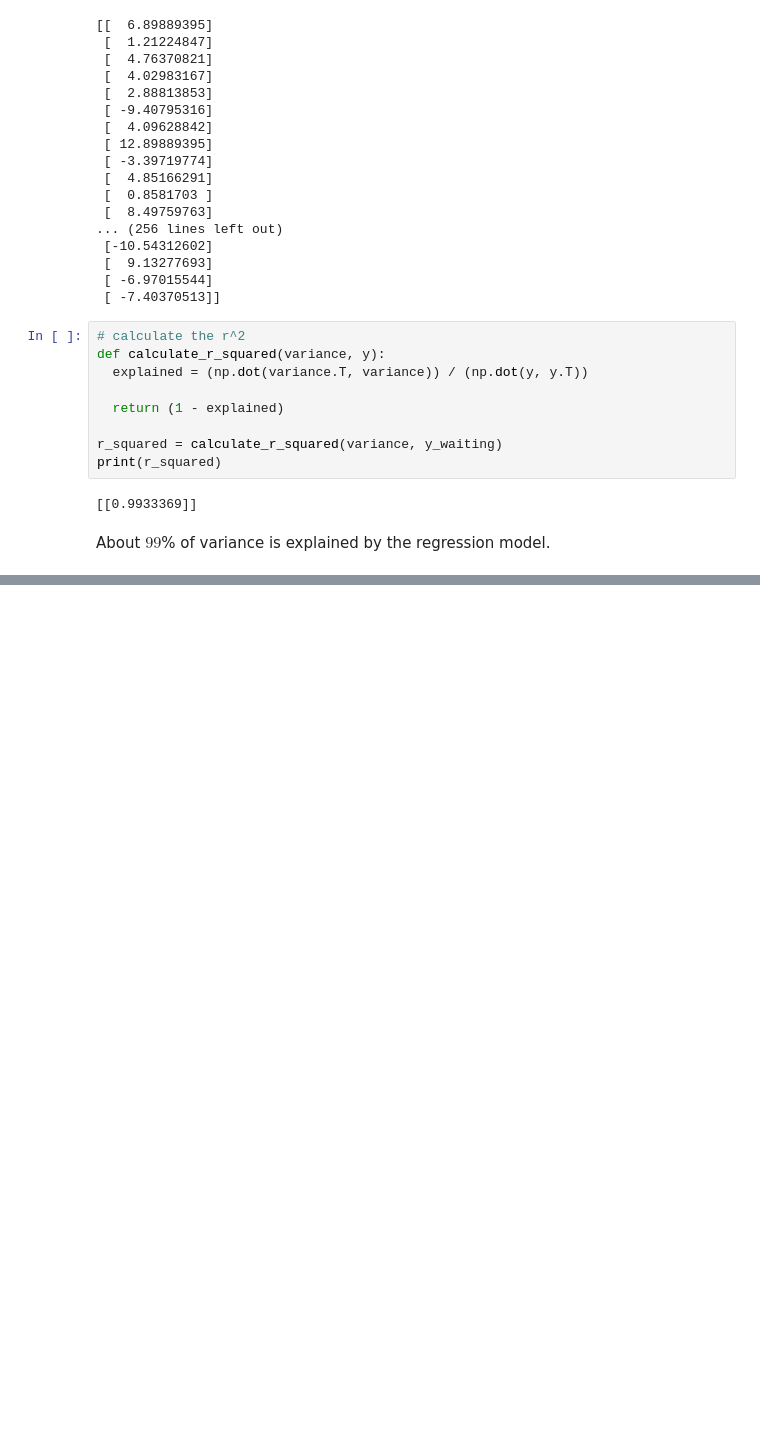
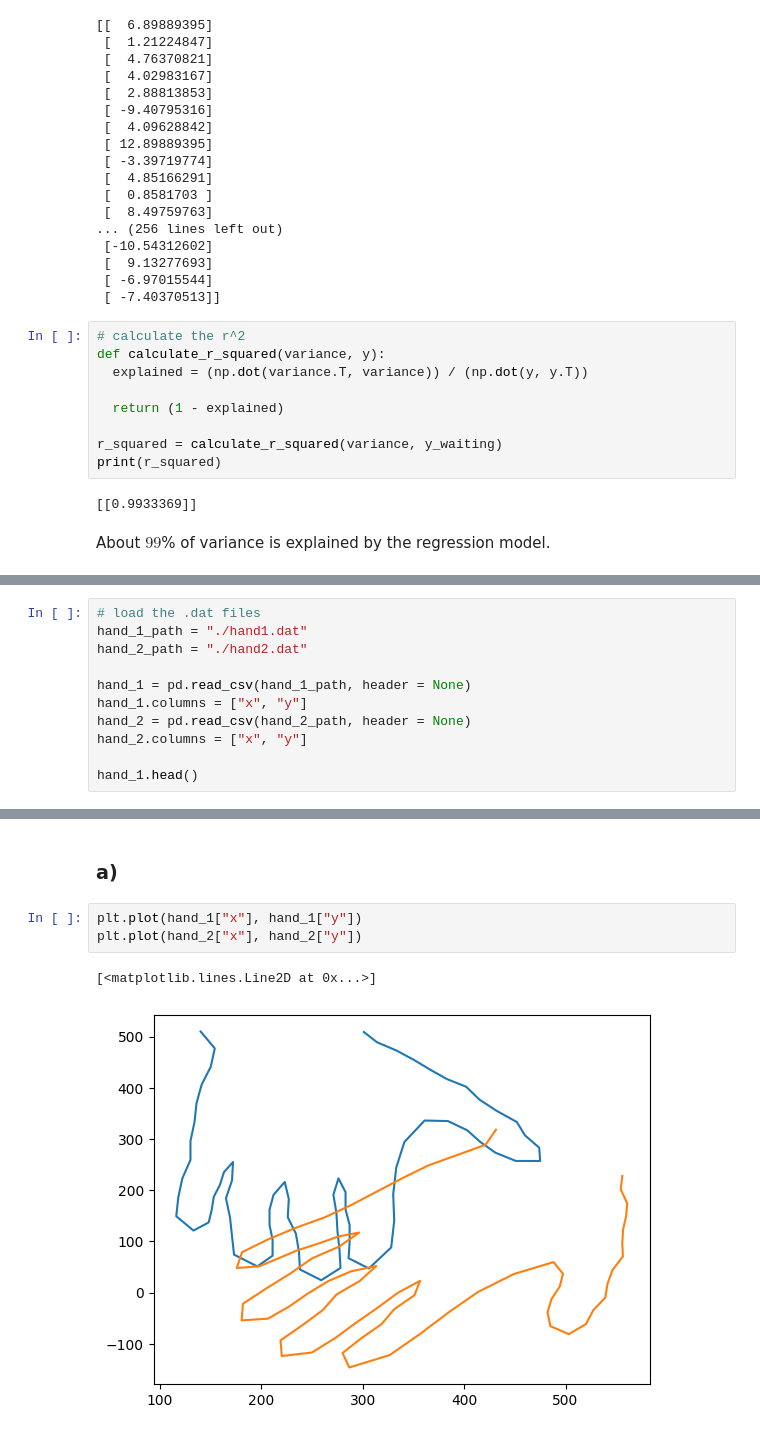
Before and after one commit to Tazering/UVA-CS, a Jupyter notebook: CS-3501_Zhang/PS3/tjk9ep_PS3.ipynb, the cells around one changed output, grey strips where cells are left out. Saved outputs shown, nothing was run; the diff lists cells and outputs as text; blank space fills up the shorter version.

```diff
--- a/CS-3501_Zhang/PS3/tjk9ep_PS3.ipynb
+++ b/CS-3501_Zhang/PS3/tjk9ep_PS3.ipynb
@@ -191,0 +194,11 @@ About $99$% of variance is explained by the regression model.
+# %%
+# load the .dat files
+hand_1_path = "./hand1.dat"
+hand_2_path = "./hand2.dat"
+
+hand_1 = pd.read_csv(hand_1_path, header = None)
+hand_1.columns = ["x", "y"]
+hand_2 = pd.read_csv(hand_2_path, header = None)
+hand_2.columns = ["x", "y"]
+
+hand_1.head()
@@ -191,0 +212,8 @@ About $99$% of variance is explained by the regression model.
+# %% [markdown]
+### **a)**
+# %%
+plt.plot(hand_1["x"], hand_1["y"])
+plt.plot(hand_2["x"], hand_2["y"])
+# %% [output]
+[<matplotlib.lines.Line2D at 0x...>]
+[figure, added]
```
Also changed, not shown: parts of 12 cells of this notebook.
